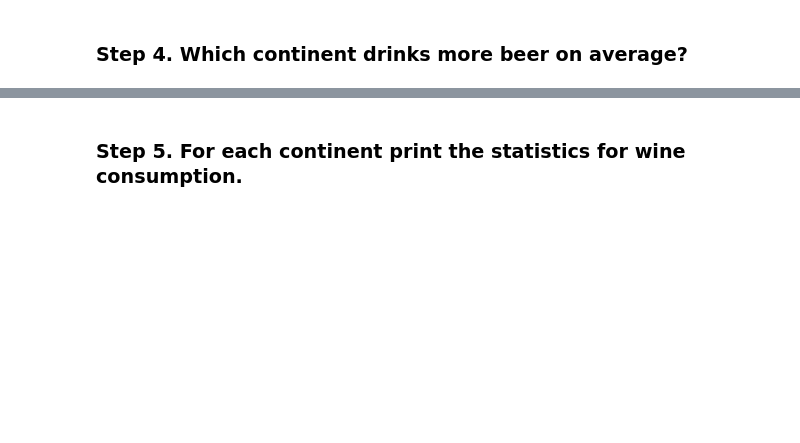
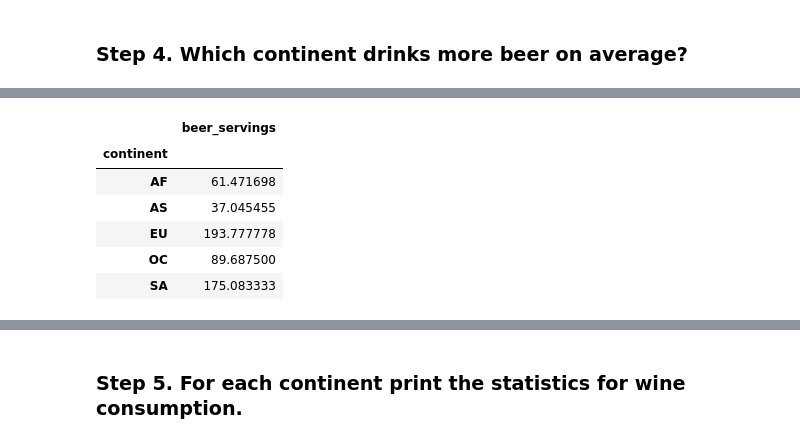
Before and after one commit to macgyver121/DADS5001, a Jupyter notebook: week4/Alcohol_Consumption/Exercise_ByMac.ipynb, the cells around one changed output, grey strips where cells are left out. Saved outputs shown, nothing was run; the diff lists cells and outputs as text; code cells hidden in the pictures; blank space fills up the shorter version.

```diff
--- a/week4/Alcohol_Consumption/Exercise_ByMac.ipynb
+++ b/week4/Alcohol_Consumption/Exercise_ByMac.ipynb
@@ -36,0 +33,10 @@ Name: beer_servings, dtype: float64
+# %%
+df.groupby('continent').agg({'beer_servings' : 'mean'})
+# %% [output]
+|  | beer_servings |
+| continent |  |
+| AF | 61.471698 |
+| AS | 37.045455 |
+| EU | 193.777778 |
+| OC | 89.687500 |
+| SA | 175.083333 |
```
Also changed, not shown: parts of 20 cells of this notebook.
